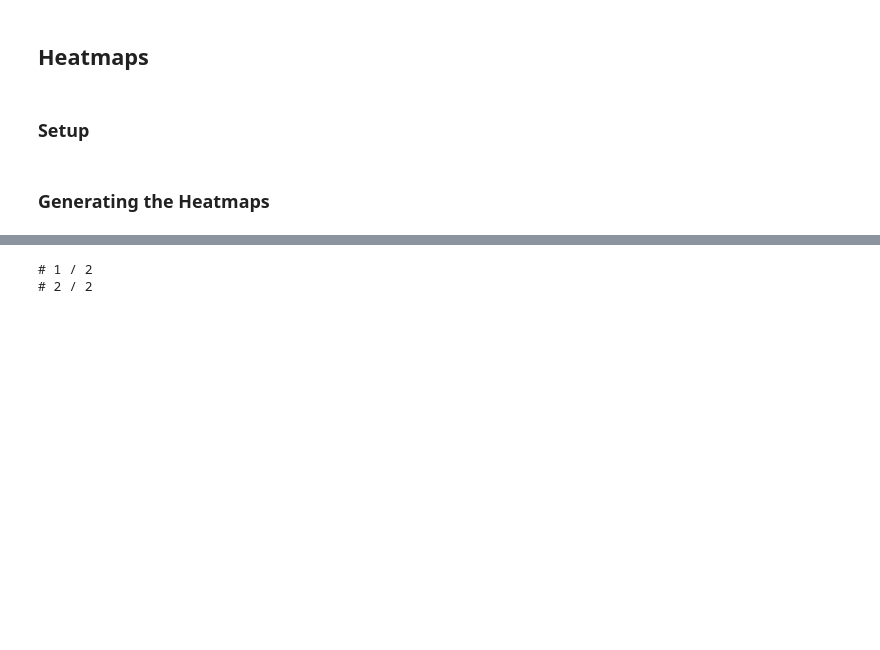
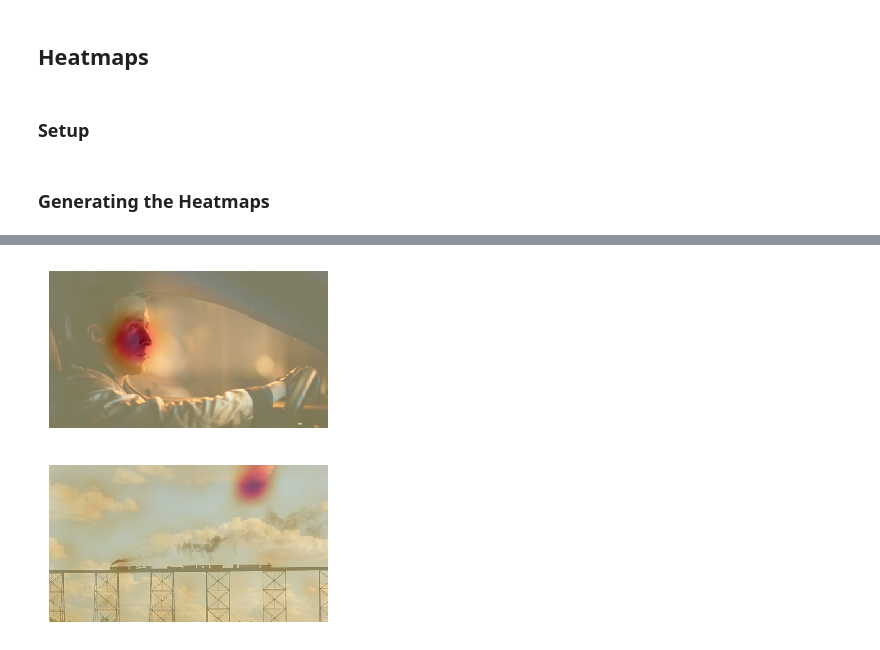
Before and after one commit to rsomani95/shot-type-classifier, a Jupyter notebook: everything.ipynb, the cells around one changed output, grey strips where cells are left out. Saved outputs shown, nothing was run; the diff lists cells and outputs as text; code cells hidden in the pictures; blank space fills up the shorter version.

```diff
--- a/everything.ipynb
+++ b/everything.ipynb
@@ -340,8 +259,3 @@ def show_heatmap(hm, path, only_heatmap=False, interpolation='bilinear', alpha=0
     if not only_heatmap: xb_im.show(ax)
     ax.imshow(hm, alpha=alpha, extent=(0,666,375,0),
               interpolation=interpolation, cmap='YlOrRd');
-    fname = f'{str(y)}_{str(idx+1)}_heatmap.png'
-    plt.savefig(path/fname, bbox_inches = 'tight', pad_inches = 0, dpi=800)
-
-    plt.close()
-    plt.close('all')
@@ -363,9 +263,6 @@ def save_img(img, path):
 ### Generating the Heatmaps
 # %%
 path_img = '/Users/rahulsomani/Desktop/img/'
-
-path_hms = '/Users/rahulsomani/Desktop/img/heatmaps/'
-
 alpha = 0.5
 # %%
 path_img = Path(path_img)
@@ -391,21 +283,18 @@ temp = ImageDataBunch.from_folder(path_img, 'train', size = (375, 666), ds_tfms
 # %%
 for idx in range(len(temp.train_ds)):
     x,y = temp.train_ds[idx]
-    print(f'# {idx+1} / {len(temp.train_ds)}')
     path_valid = path_hms
-    #x.show(title = str(temp.valid_ds.y[idx]), figsize = (8, 5))
     xb = temp.one_item(x)[0]
     if torch.cuda.is_available(): xb = xb.cuda()
     xb_im = Image(temp.denorm(xb)[0])
     hook_a,hook_g = hooked_backward()
     acts  = hook_a.stored[0].cpu()
     avg_acts = acts.mean(0)
 
-    save_img(x, path_valid)
     show_heatmap(avg_acts, path_valid, only_heatmap=False, interpolation='spline16', alpha=alpha)
 # %% [output]
-# 1 / 2
-# 2 / 2
+[figure, added]
+[figure, added]
 # %%
 # move from dummy train dir to base dir
 [os.rename(path_img/'train'/'img'/file, path_img/file) for file in files];
```
Also changed, not shown: parts of 7 cells of this notebook.
